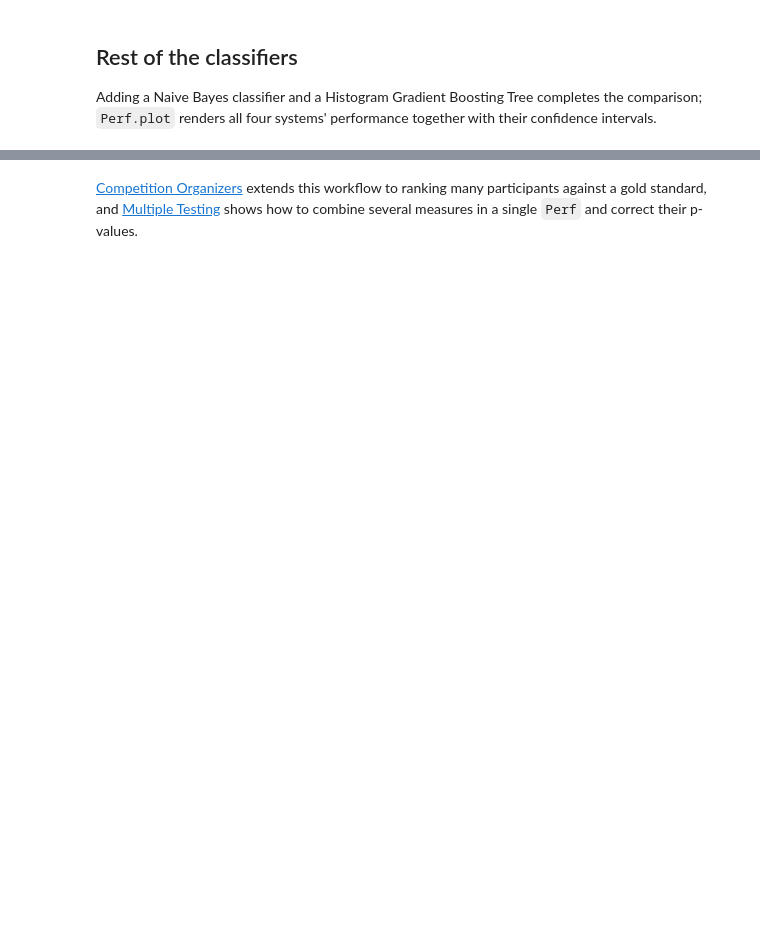
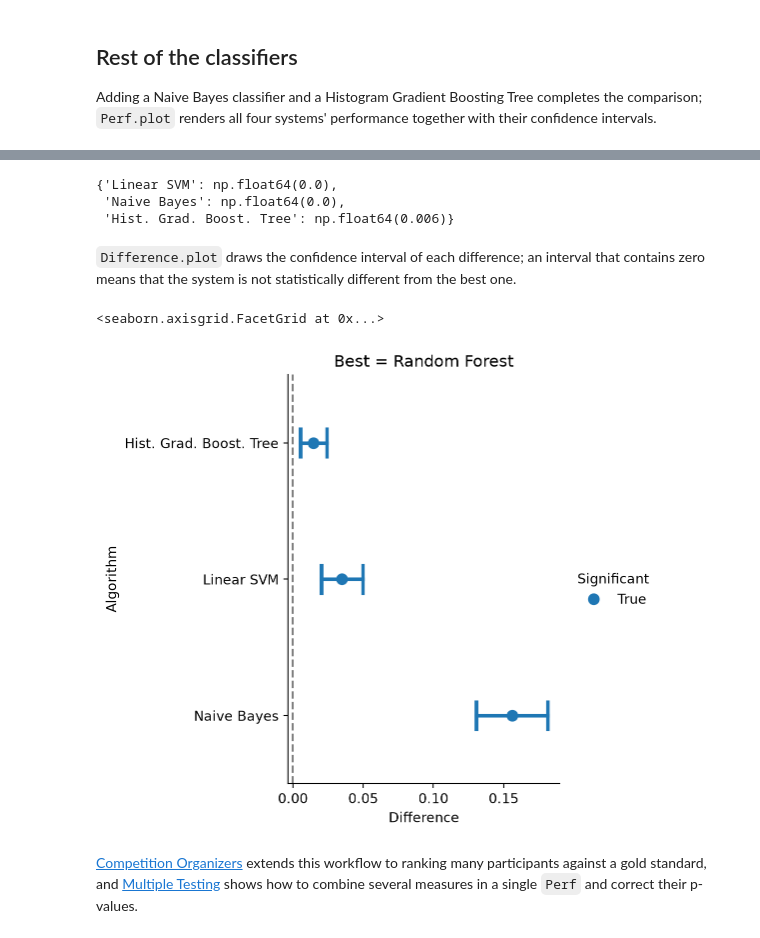
Before and after one commit to INGEOTEC/CompStats, a Jupyter notebook: quarto/pages/sklearn_users.ipynb, the cells around one changed output, grey strips where cells are left out. Cells and saved outputs as stored; diff of their text form; code cells hidden in the pictures; blank space fills up the shorter version.

```diff
--- a/quarto/pages/sklearn_users.ipynb
+++ b/quarto/pages/sklearn_users.ipynb
@@ -70,0 +80,3 @@ score.plot()
+# %%
+diff = score.difference()
+diff
@@ -71,2 +93,15 @@ score.plot()
+# %%
+diff.p_value(correction='holm')
+# %% [output]
+{'Linear SVM': np.float64(0.0),
+ 'Naive Bayes': np.float64(0.0),
+ 'Hist. Grad. Boost. Tree': np.float64(0.006)}
+# %% [markdown]
+`Difference.plot` draws the confidence interval of each difference; an interval that contains zero means that the system is not statistically different from the best one.
+# %%
+diff.plot()
+# %% [output]
+<seaborn.axisgrid.FacetGrid at 0x...>
+[figure, added]
 # %% [markdown]
 [Competition Organizers](competition_organizers.ipynb) extends this workflow to ranking many participants against a gold standard, and [Multiple Testing](multiple_testing.ipynb) shows how to combine several measures in a single `Perf` and correct their p-values.
```
Also changed, not shown: parts of 10 cells of this notebook, 31 other files.
